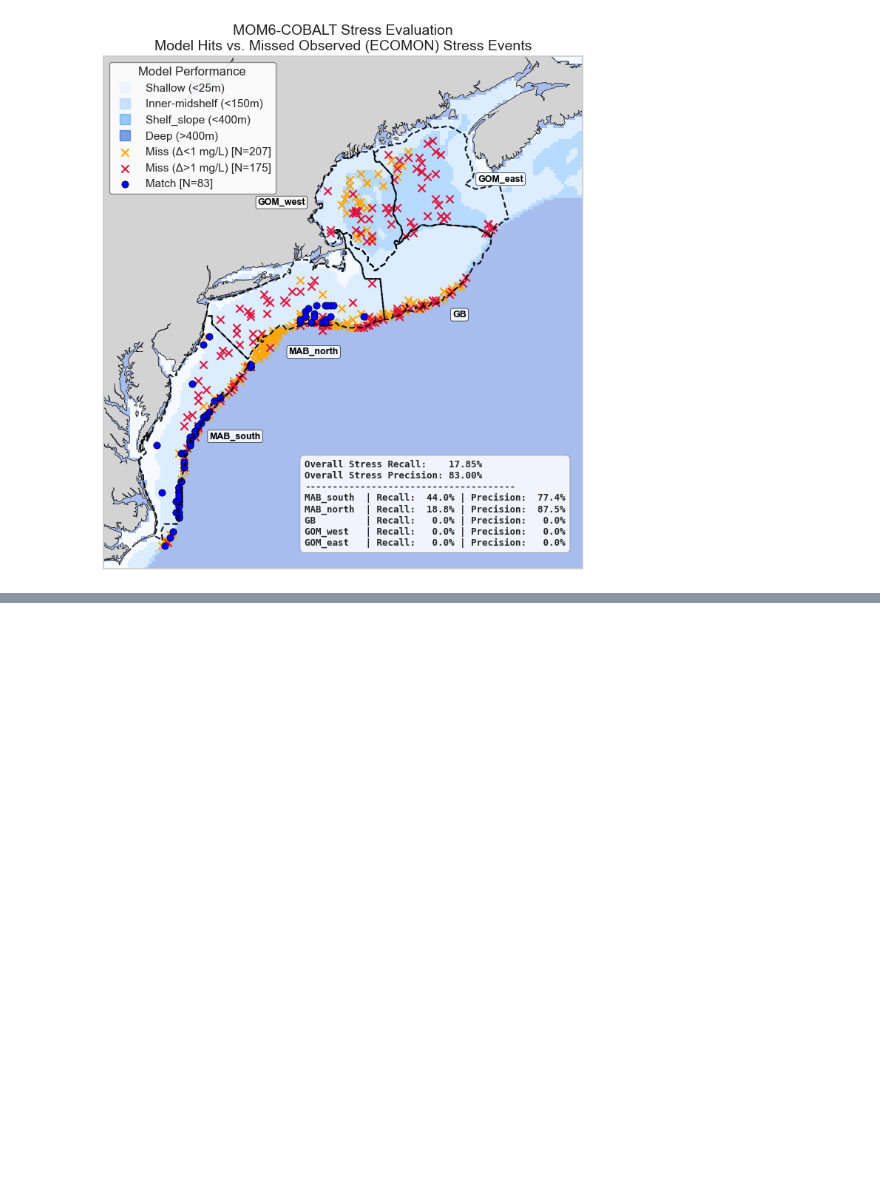
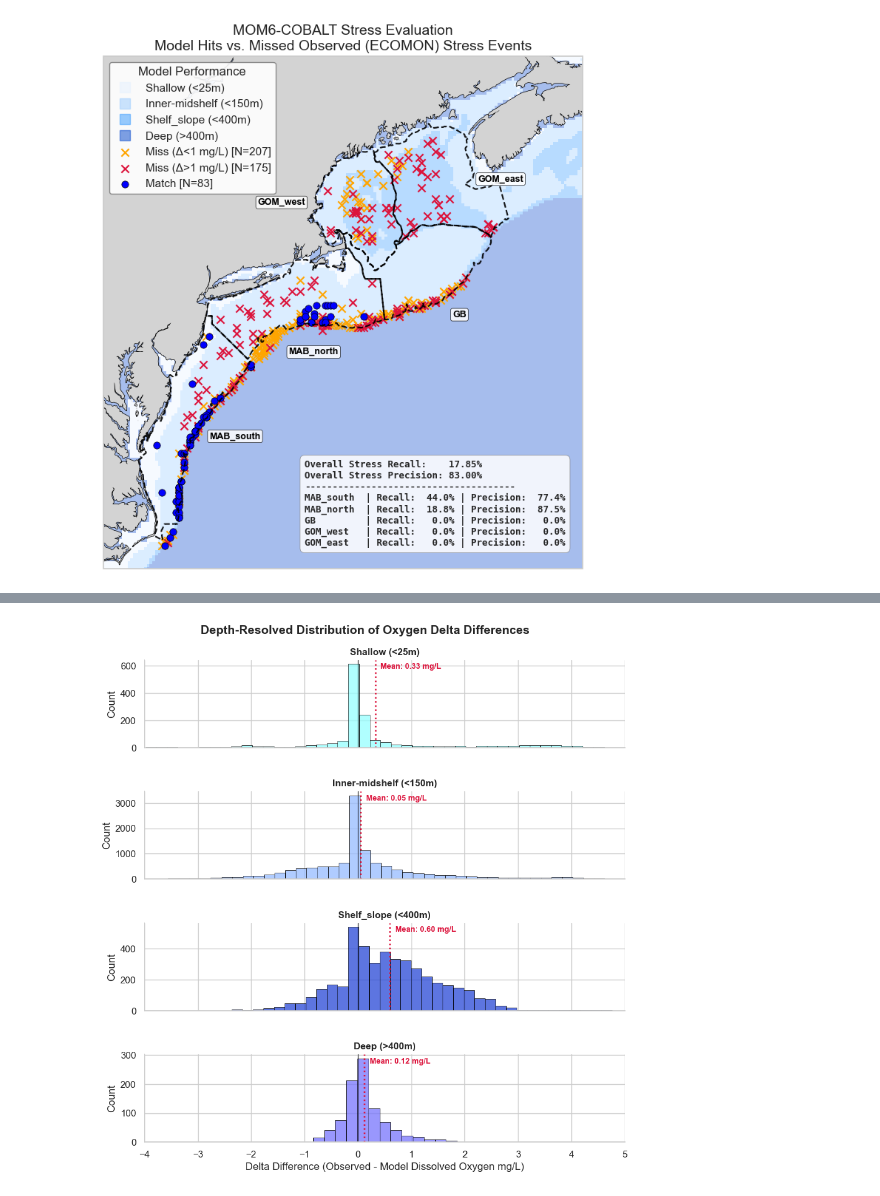
Before and after one commit to EGable1/MOM6-COBALT_2026, a Jupyter notebook: code/MOM6_3x3x3_gridding.ipynb, the cells around one changed output, grey strips where cells are left out. Saved outputs shown, nothing was run; the diff lists cells and outputs as text; code cells hidden in the pictures; blank space fills up the shorter version.

```diff
--- a/code/MOM6_3x3x3_gridding.ipynb
+++ b/code/MOM6_3x3x3_gridding.ipynb
@@ -1508,0 +1935,89 @@ KeyError: 'MAB_north'
+# %%
+import numpy as np
+import pandas as pd
+import matplotlib.pyplot as plt
+import seaborn as sns
+
+def plot_depth_delta_histograms(csv_file):
+    # 1. Load data
+    df = pd.read_csv(csv_file)
+
+    # 2. Filter data to ensure we drop missing values
+    df_clean = df.dropna(subset=["delta_difference_grid", "depth_bin"])
+
+    # 3. Setup styling
+    sns.set_theme(style="whitegrid")
+
+    depth_order = ['Shallow (<25m)', 'Inner-midshelf (<150m)', 'Shelf_slope (<400m)', 'Deep (>400m)']
+
+    g = sns.FacetGrid(
+        df_clean,
+        row="depth_bin",
+        row_order=depth_order,
+        hue="depth_bin",
+        palette={
+            "Shallow (<25m)": "#96ffff",
+            "Inner-midshelf (<150m)": "#96bbff",
+            "Shelf_slope (<400m)": "#2747d6",
+            "Deep (>400m)": "#7775fd",
+        },
+        aspect=4,
+        height=2.2,
+        sharey=False,  # Allows each depth's count to scale dynamically
+    )
+
+    # 4. Map the histogram
+    g.map_dataframe(
+        sns.histplot,
+        x="delta_difference_grid",
+        binwidth=0.2,
+        edgecolor="black",
+        linewidth=0.5,
+        alpha=0.75,
+    )
+    g.set(xlim=(-4, 5))
+
+    # 5. Add a reference line at 0 (Perfect Model-Obs Agreement)
+    g.refline(x=0, color="black", linestyle="-", linewidth=1.0, alpha=0.5)
+
+    # 6. Dynamically add Mean Lines, Mean Text, and Clean Titles
+    for bin_name, ax in g.axes_dict.items():
+        # Filter data for the specific depth bin to calculate its mean
+        bin_data = df_clean[df_clean["depth_bin"] == bin_name]["delta_difference_grid"]
+
+        if not bin_data.empty:
+            mean_val = bin_data.mean()
+
+            # Draw the red dotted average line
+            ax.axvline(x=mean_val, color="crimson", linestyle=":", linewidth=1.8, label=f"Mean: {mean_val:.2f}")
+
+            # Add text label for the mean near the top of each plot
+            # transform=ax.get_xaxis_transform() places the y-coordinate relative to the top of the axis (0.90 = 90% up)
+            ax.text(
+                mean_val + 0.1, 0.90, f"Mean: {mean_val:.2f} mg/L",
+                color="crimson",
+                fontweight="bold",
+                fontsize=9,
+                transform=ax.get_xaxis_transform(),
+                ha="left" if mean_val >= 0 else "right" # Adjust alignment so text doesn't overlap the line drastically
+            )
+
+        # Clean title: Strip out "depth_bin =" entirely and just leave the clean name
+        ax.set_title(bin_name, weight="bold", size=11)
+
+    # Adjust layout spacing to avoid overlaps
+    plt.subplots_adjust(hspace=0.5)
+    g.fig.suptitle(
+        "Depth-Resolved Distribution of Oxygen Delta Differences",
+        fontsize=14,
+        fontweight="bold",
+        y=1.02,
+    )
+    g.set_axis_labels("Delta Difference (Observed - Model Dissolved Oxygen mg/L)", "Count")
+    plt.show()
+
+# Execution path
+csv_path = r"C:\Users\edmund.gable\Documents\Hollings_2026\GitHub\MOM6-COBALT_2026\data\Processed_Data\comparison\complete\CONCAT_MOM6_3x3x3_comparison_classified.csv"
+plot_depth_delta_histograms(csv_path)
+# %% [output]
+[figure, added]
```
Also changed, not shown: parts of 13 cells of this notebook, 2 other files.
